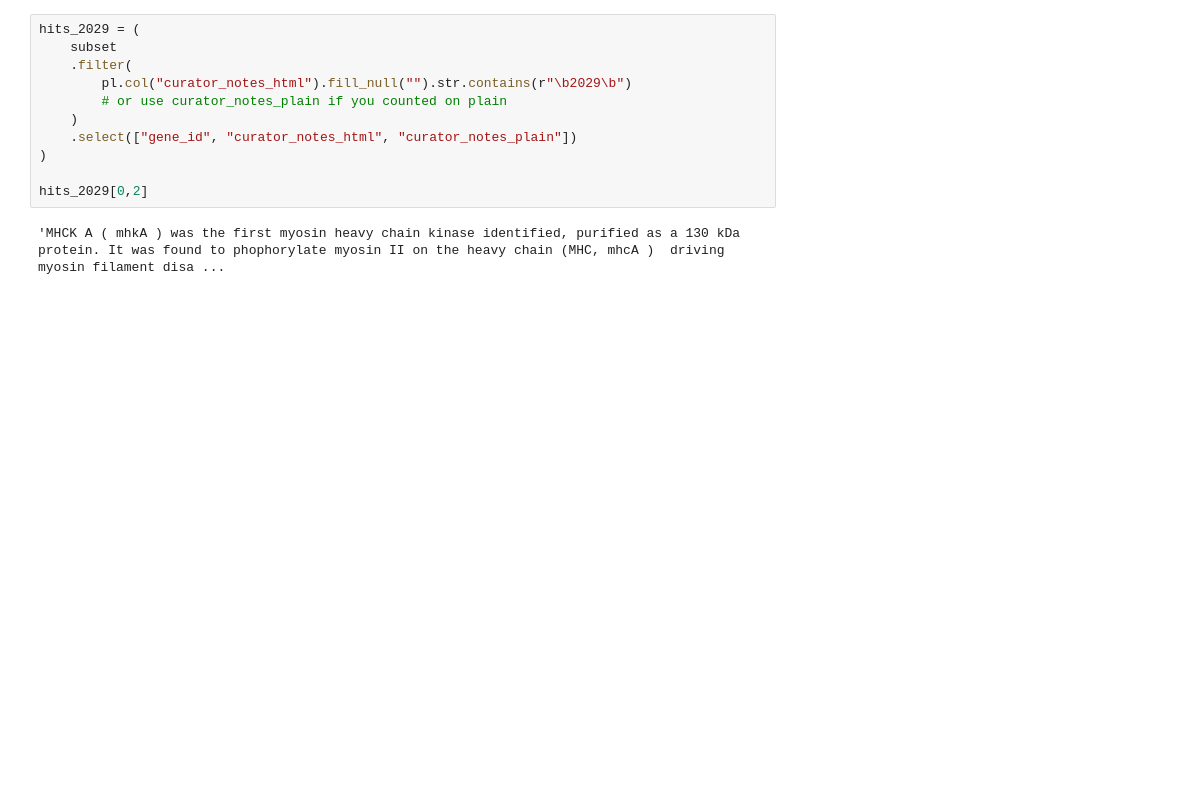
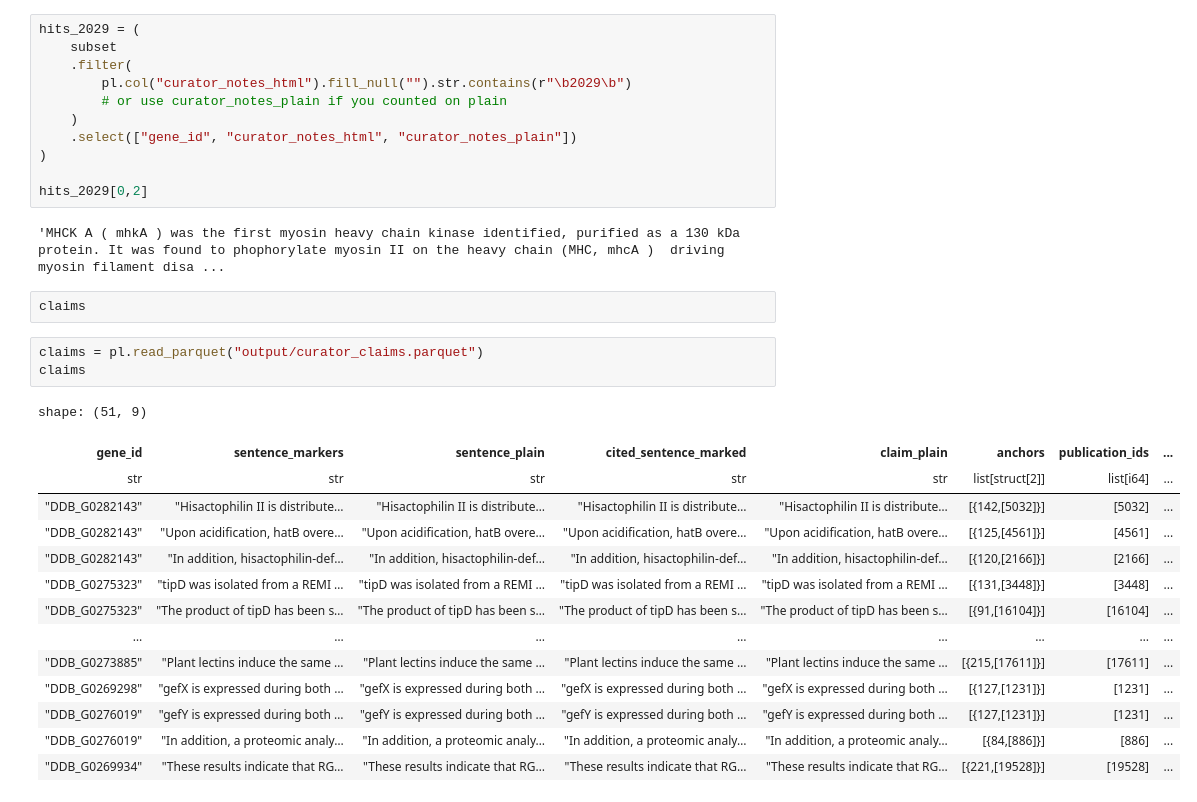
Before and after one commit to fulaibaowang/dictycite, a Jupyter notebook: dicty_curator_notes.ipynb, the cells around one changed output. Cells and saved outputs as stored; diff of their text form; blank space fills up the shorter version.

Commit message:
dicty_curator_notes.py add new features of claims and publications

```diff
--- a/dicty_curator_notes.ipynb
+++ b/dicty_curator_notes.ipynb
@@ -744,3 +744,23 @@ hits_2029 = (
 hits_2029[0,2]
 # %% [output]
 'MHCK A ( mhkA ) was the first myosin heavy chain kinase identified, purified as a 130 kDa protein. It was found to phophorylate myosin II on the heavy chain (MHC, mhcA )  driving myosin filament disa ...
+# %%
+claims
+# %%
+claims = pl.read_parquet("output/curator_claims.parquet")
+claims
+# %% [output]
+shape: (51, 9)
+| gene_id | sentence_markers | sentence_plain | cited_sentence_marked | claim_plain | anchors | publication_ids | ... |
+| str | str | str | str | str | list[struct[2]] | list[i64] | ... |
+| "DDB_G0282143" | "Hisactophilin II is distribute… | "Hisactophilin II is distribute… | "Hisactophilin II is distribute… | "Hisactophilin II is distribute… | [{142,[5032]}] | [5032] | ... |
+| "DDB_G0282143" | "Upon acidification, hatB overe… | "Upon acidification, hatB overe… | "Upon acidification, hatB overe… | "Upon acidification, hatB overe… | [{125,[4561]}] | [4561] | ... |
+| "DDB_G0282143" | "In addition, hisactophilin-def… | "In addition, hisactophilin-def… | "In addition, hisactophilin-def… | "In addition, hisactophilin-def… | [{120,[2166]}] | [2166] | ... |
+| "DDB_G0275323" | "tipD was isolated from a REMI … | "tipD was isolated from a REMI … | "tipD was isolated from a REMI … | "tipD was isolated from a REMI … | [{131,[3448]}] | [3448] | ... |
+| "DDB_G0275323" | "The product of tipD has been s… | "The product of tipD has been s… | "The product of tipD has been s… | "The product of tipD has been s… | [{91,[16104]}] | [16104] | ... |
+| … | … | … | … | … | … | … | ... |
+| "DDB_G0273885" | "Plant lectins induce the same … | "Plant lectins induce the same … | "Plant lectins induce the same … | "Plant lectins induce the same … | [{215,[17611]}] | [17611] | ... |
+| "DDB_G0269298" | "gefX is expressed during both … | "gefX is expressed during both … | "gefX is expressed during both … | "gefX is expressed during both … | [{127,[1231]}] | [1231] | ... |
+| "DDB_G0276019" | "gefY is expressed during both … | "gefY is expressed during both … | "gefY is expressed during both … | "gefY is expressed during both … | [{127,[1231]}] | [1231] | ... |
+| "DDB_G0276019" | "In addition, a proteomic analy… | "In addition, a proteomic analy… | "In addition, a proteomic analy… | "In addition, a proteomic analy… | [{84,[886]}] | [886] | ... |
+| "DDB_G0269934" | "These results indicate that RG… | "These results indicate that RG… | "These results indicate that RG… | "These results indicate that RG… | [{221,[19528]}] | [19528] | ... |
```
Also changed, not shown: parts of 4 cells of this notebook, 2 other files.
